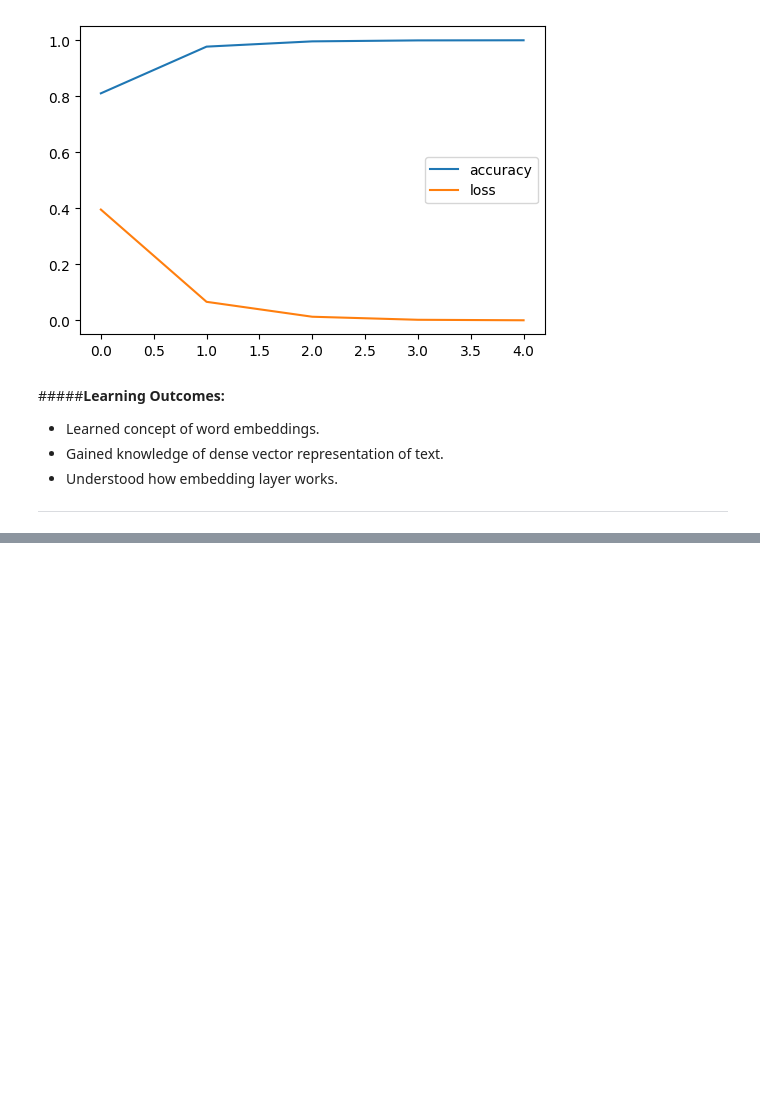
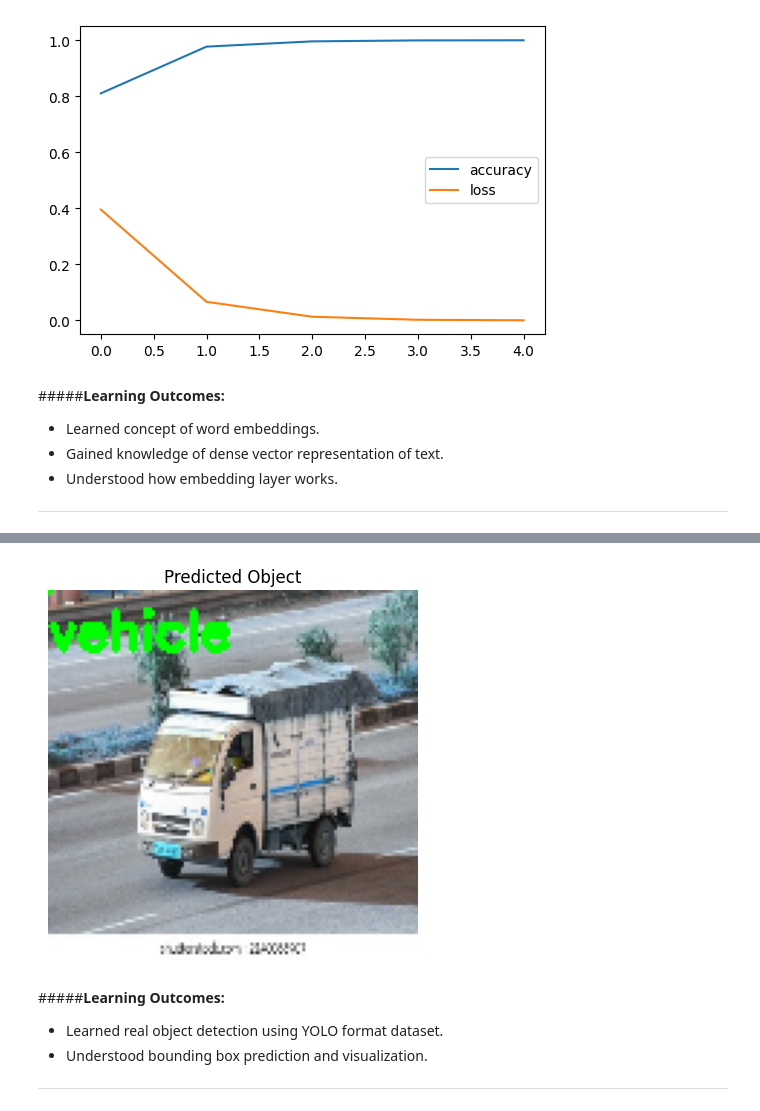
Before and after one commit to danish-khan962/ADGIPS-LabFiles, a Jupyter notebook: Advances in Deep Learning (ADL) Lab/ADL_Lab.ipynb, the cells around one changed output, grey strips where cells are left out. Saved outputs shown, nothing was run; the diff lists cells and outputs as text; code cells hidden in the pictures; blank space fills up the shorter version.

```diff
--- a/Advances in Deep Learning (ADL) Lab/ADL_Lab.ipynb
+++ b/Advances in Deep Learning (ADL) Lab/ADL_Lab.ipynb
@@ -680,0 +885,15 @@ Test Accuracy:  0.8520399928092957
+# %%
+# Building the base model
+model = models.Sequential([
+    layers.Conv2D(32, (3,3), activation='relu', input_shape=(128,128,3)),
+    layers.MaxPooling2D((2,2)),
+    layers.Conv2D(64, (3,3), activation='relu'),
+    layers.MaxPooling2D((2,2)),
+    layers.Flatten(),
+    layers.Dense(128, activation='relu'),
+    layers.Dense(5)  # [x, y, w, h, class]
+])
+
+# Compiling the model
+model.compile(loss = tf.keras.losses.MeanSquaredError(),
+              optimizer = tf.keras.optimizers.Adam(learning_rate=0.001))
@@ -680,0 +927,3 @@ Test Accuracy:  0.8520399928092957
+# %%
+# Training the model
+history = model.fit(x_train, y_train, epochs=5, verbose=1)
@@ -680,0 +941,49 @@ Test Accuracy:  0.8520399928092957
+# %%
+import matplotlib.pyplot as plt
+import random
+import numpy as np
+import cv2
+
+# Select random image
+idx = random.randint(0, len(x_train)-1)
+img = x_train[idx]
+
+# Predict
+pred = model.predict(img.reshape(1,128,128,3), verbose=0)[0]
+
+# Clip values
+x, y, bw, bh, cls = np.clip(pred, 0, 1)
+
+h, w, _ = img.shape
+
+# Convert to pixel coords
+x1 = int((x - bw/2) * w)
+y1 = int((y - bh/2) * h)
+x2 = int((x + bw/2) * w)
+y2 = int((y + bh/2) * h)
+
+# Prepare image
+img_copy = (img * 255).astype("uint8")
+
+# Draw box
+cv2.rectangle(img_copy, (x1,y1), (x2,y2), (0,255,0), 2)
+
+# Label
+class_names = ["vehicle"]
+label = class_names[0]
+
+cv2.putText(img_copy, label, (x1, max(20,y1-10)),
+            cv2.FONT_ITALIC, 0.6, (0,255,0), 2)
+
+# Show image
+plt.imshow(img_copy)
+plt.title("Predicted Object")
+plt.axis('off')
+plt.show()
+# %% [output]
+[figure, added]
+# %% [markdown]
+#####**Learning Outcomes:**
+* Learned real object detection using YOLO format dataset.
+* Understood bounding box prediction and visualization.
+---
```
Also changed, not shown: parts of 32 cells of this notebook.
